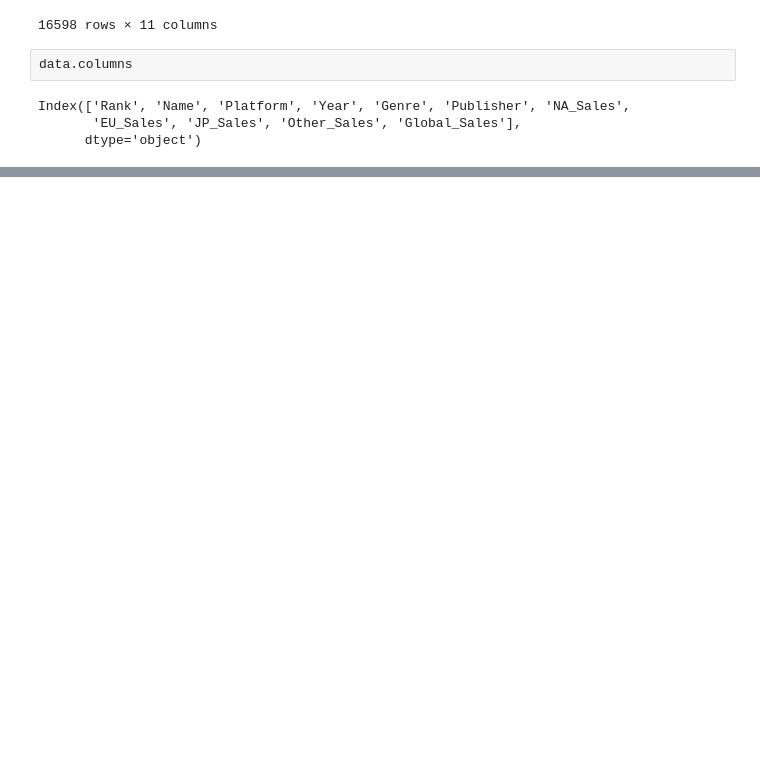
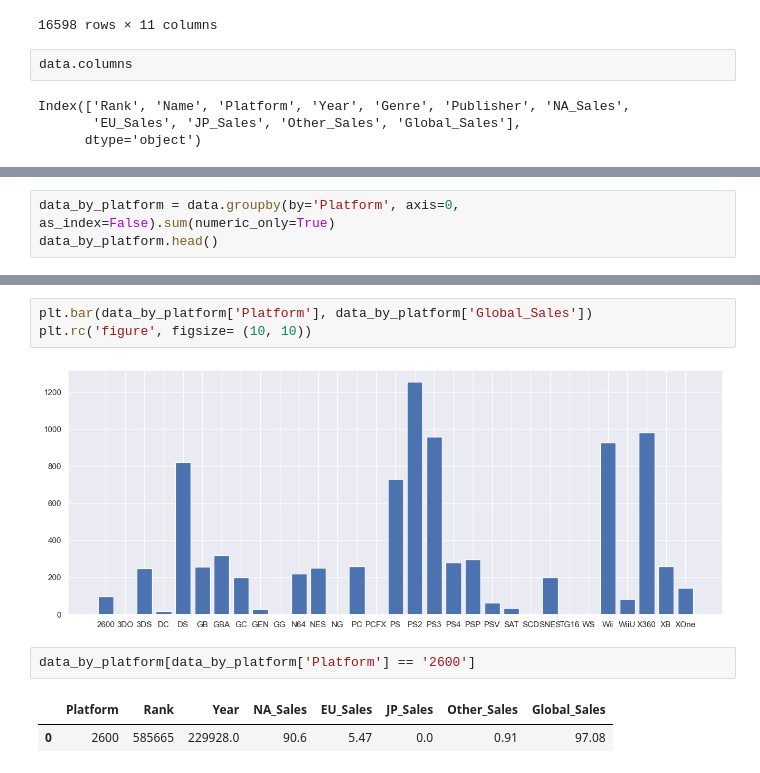
Before and after one commit to henriquecarvalho-maker/Gaming-Search, a Jupyter notebook: gaming_search.ipynb, the cells around one changed output, grey strips where cells are left out. Cells and saved outputs as stored; diff of their text form; blank space fills up the shorter version.

```diff
--- a/gaming_search.ipynb
+++ b/gaming_search.ipynb
@@ -31,0 +98,3 @@ Index(['Rank', 'Name', 'Platform', 'Year', 'Genre', 'Publisher', 'NA_Sales',
+# %%
+data_by_platform = data.groupby(by='Platform', axis=0, as_index=False).sum(numeric_only=True)
+data_by_platform.head()
@@ -31,0 +108,10 @@ Index(['Rank', 'Name', 'Platform', 'Year', 'Genre', 'Publisher', 'NA_Sales',
+# %%
+plt.bar(data_by_platform['Platform'], data_by_platform['Global_Sales'])
+plt.rc('figure', figsize= (10, 10))
+# %% [output]
+[figure, added]
+# %%
+data_by_platform[data_by_platform['Platform'] == '2600']
+# %% [output]
+|  | Platform | Rank | Year | NA_Sales | EU_Sales | JP_Sales | Other_Sales | Global_Sales |
+| 0 | 2600 | 585665 | 229928.0 | 90.6 | 5.47 | 0.0 | 0.91 | 97.08 |
```
Also changed, not shown: parts of 9 cells of this notebook.
